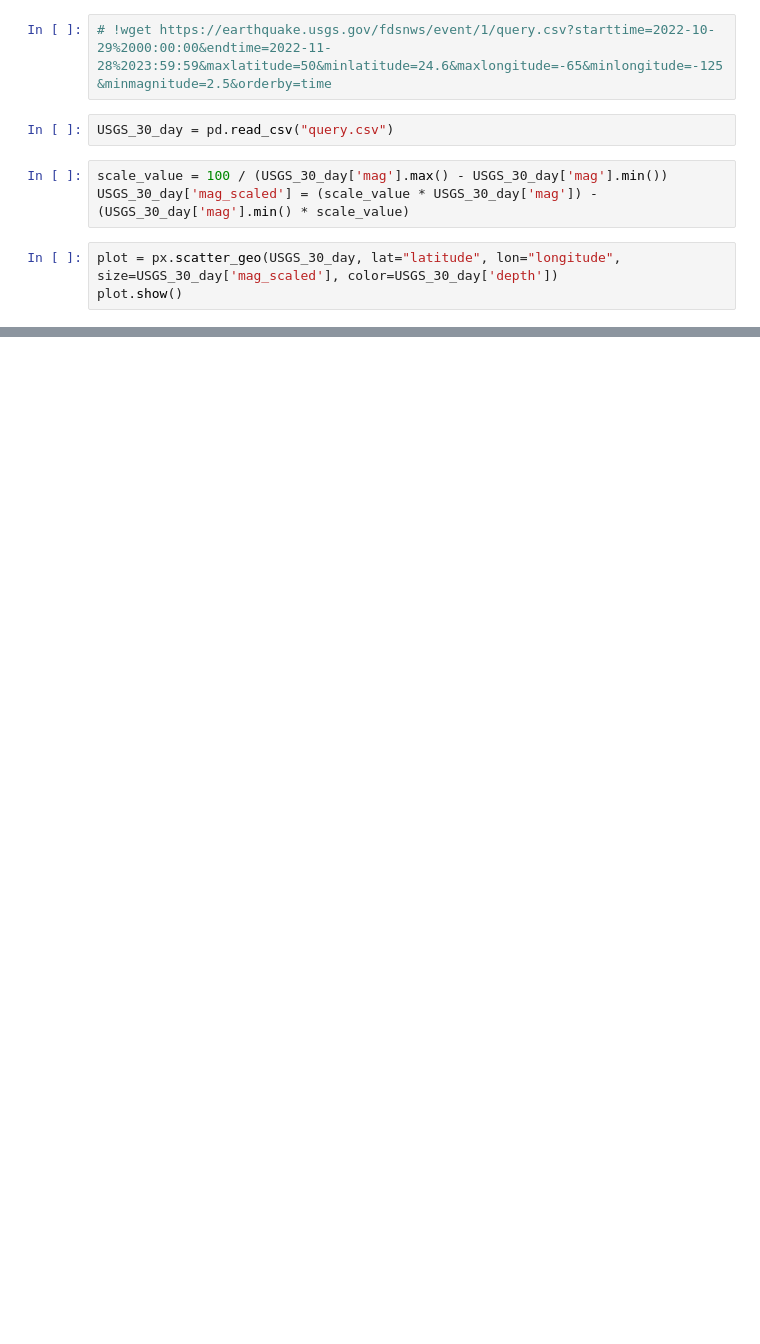
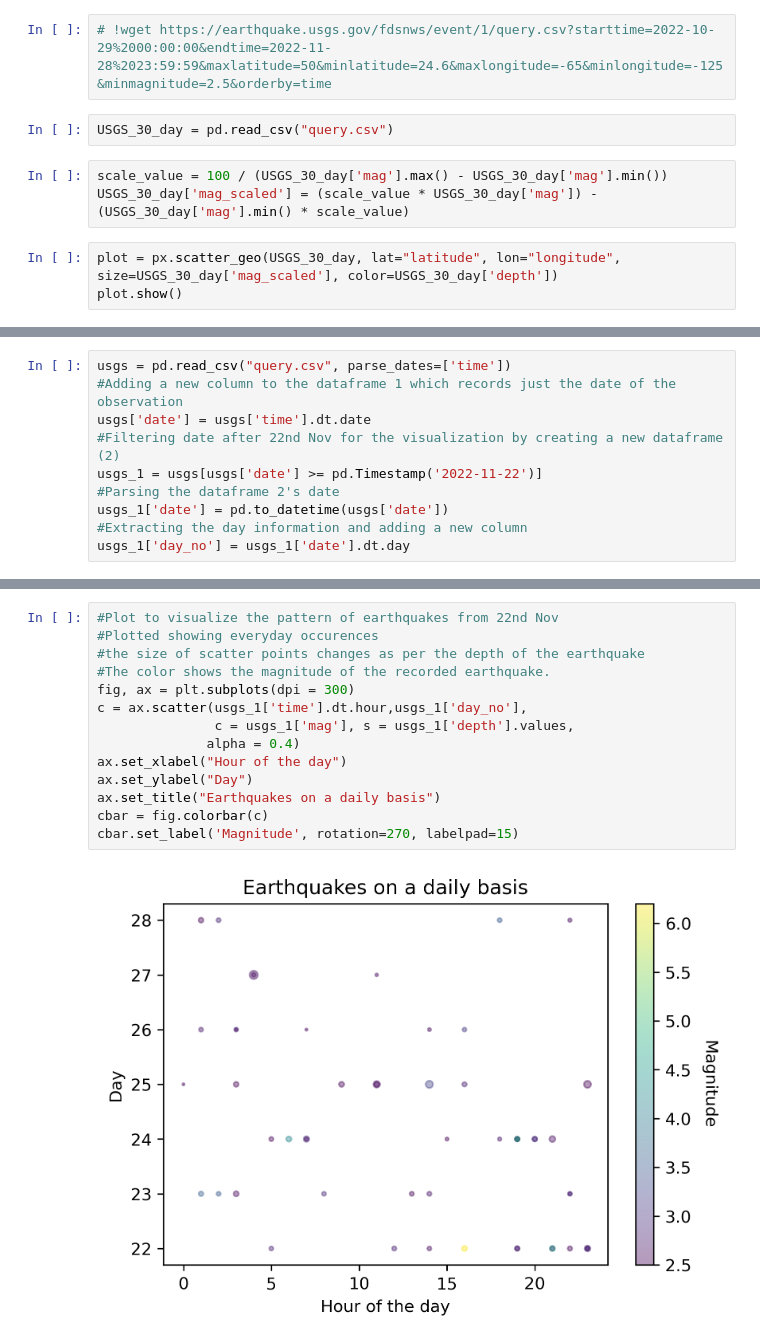
Before and after one commit to HadleyUIUC/FA22-IS445-FinalProject, a Jupyter notebook: earthquake.ipynb, the cells around one changed output, grey strips where cells are left out. Drawn from its saved outputs; the diff is of its cells as text; blank space fills up the shorter version.

```diff
--- a/earthquake.ipynb
+++ b/earthquake.ipynb
@@ -15,0 +84,10 @@ plot.show()
+# %%
+usgs = pd.read_csv("query.csv", parse_dates=['time'])
+#Adding a new column to the dataframe 1 which records just the date of the observation
+usgs['date'] = usgs['time'].dt.date
+#Filtering date after 22nd Nov for the visualization by creating a new dataframe (2)
+usgs_1 = usgs[usgs['date'] >= pd.Timestamp('2022-11-22')]
+#Parsing the dataframe 2's date
+usgs_1['date'] = pd.to_datetime(usgs['date'])
+#Extracting the day information and adding a new column
+usgs_1['day_no'] = usgs_1['date'].dt.day
@@ -15,0 +110,16 @@ plot.show()
+# %%
+#Plot to visualize the pattern of earthquakes from 22nd Nov
+#Plotted showing everyday occurences
+#the size of scatter points changes as per the depth of the earthquake
+#The color shows the magnitude of the recorded earthquake.
+fig, ax = plt.subplots(dpi = 300)
+c = ax.scatter(usgs_1['time'].dt.hour,usgs_1['day_no'],
+               c = usgs_1['mag'], s = usgs_1['depth'].values,
+              alpha = 0.4)
+ax.set_xlabel("Hour of the day")
+ax.set_ylabel("Day")
+ax.set_title("Earthquakes on a daily basis")
+cbar = fig.colorbar(c)
+cbar.set_label('Magnitude', rotation=270, labelpad=15)
+# %% [output]
+[figure, added]
```
Also changed, not shown: parts of 17 cells of this notebook.
